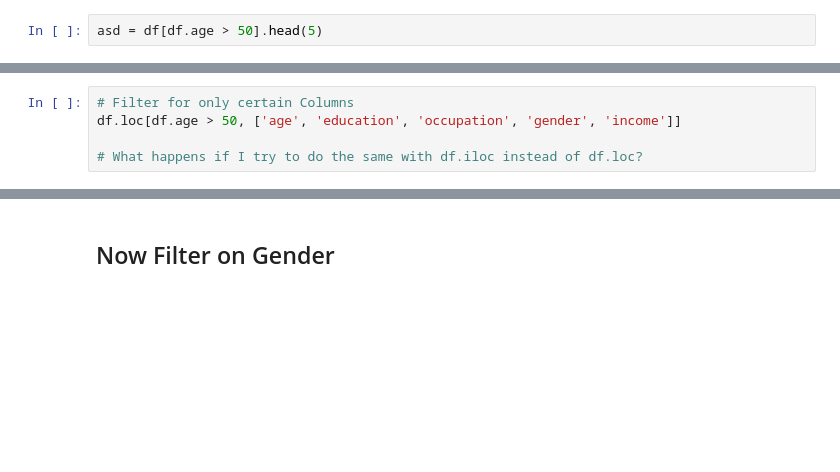
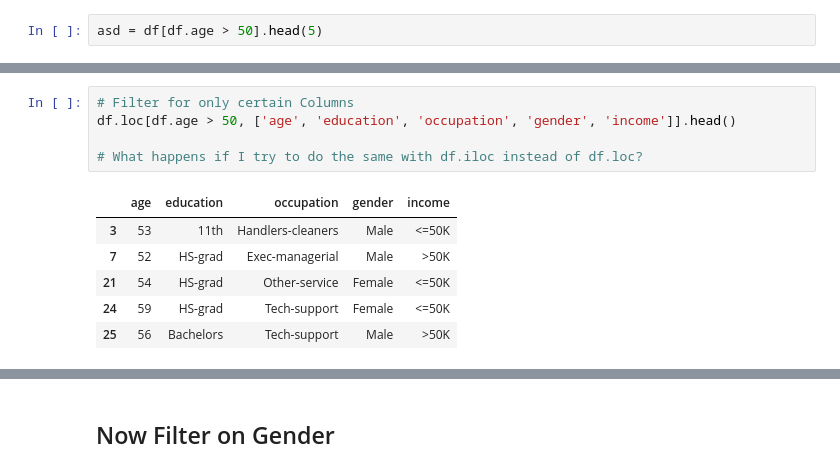
Before and after one commit to kbajina/dsp, a Jupyter notebook: lessons/pandas_intro/Intro-to-Pandas.ipynb, the cells around one changed output, grey strips where cells are left out. Drawn from its saved outputs; the diff is of its cells as text; blank space fills up the shorter version.

```diff
--- a/lessons/pandas_intro/Intro-to-Pandas.ipynb
+++ b/lessons/pandas_intro/Intro-to-Pandas.ipynb
@@ -313,5 +558,12 @@ asd = df[df.age > 50].head(5)
 # %%
 # Filter for only certain Columns
-df.loc[df.age > 50, ['age', 'education', 'occupation', 'gender', 'income']]
+df.loc[df.age > 50, ['age', 'education', 'occupation', 'gender', 'income']].head()
 
 # What happens if I try to do the same with df.iloc instead of df.loc?
+# %% [output]
+|  | age | education | occupation | gender | income |
+| 3 | 53 | 11th | Handlers-cleaners | Male | <=50K |
+| 7 | 52 | HS-grad | Exec-managerial | Male | >50K |
+| 21 | 54 | HS-grad | Other-service | Female | <=50K |
+| 24 | 59 | HS-grad | Tech-support | Female | <=50K |
+| 25 | 56 | Bachelors | Tech-support | Male | >50K |
```
Also changed, not shown: parts of 63 cells of this notebook.
